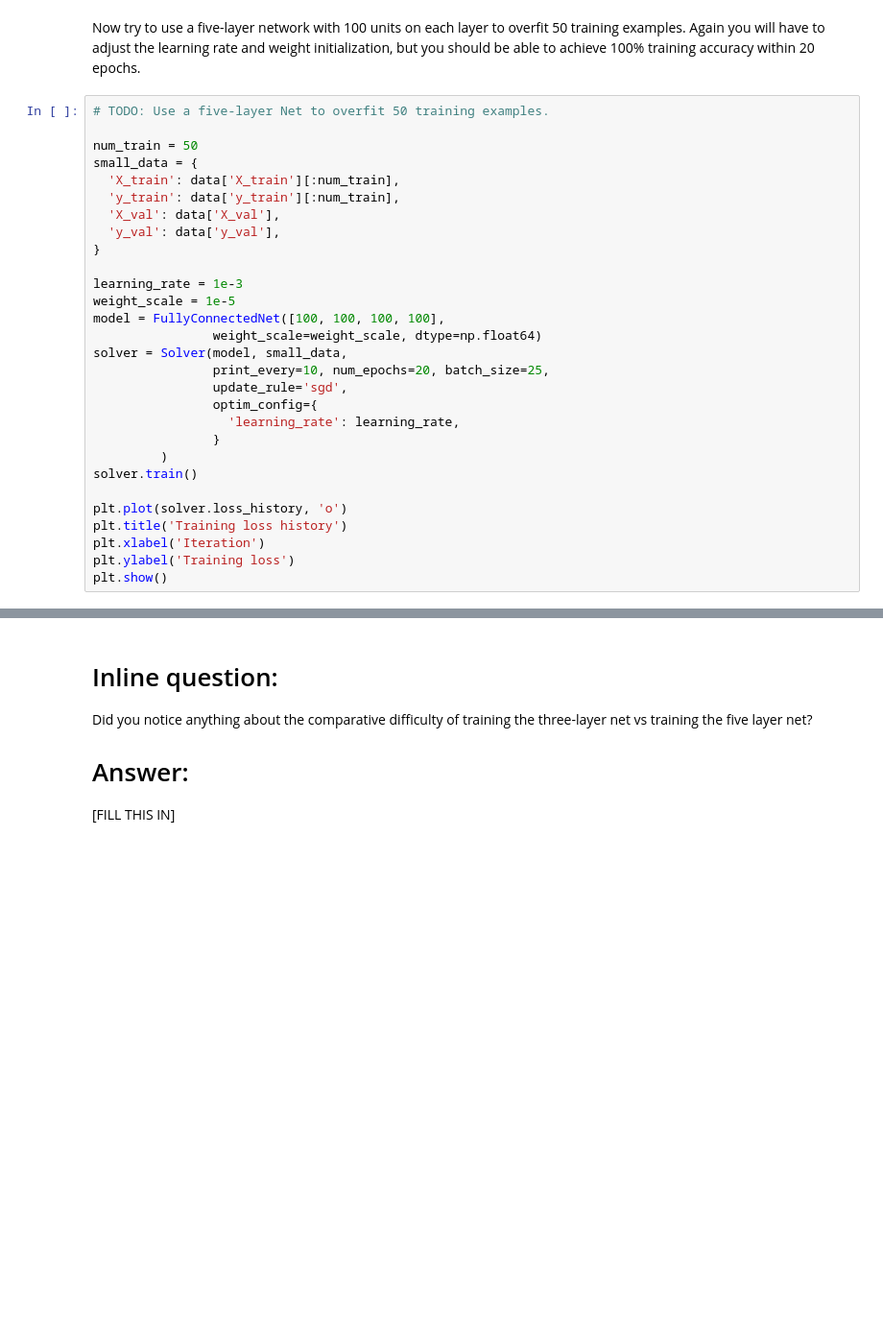
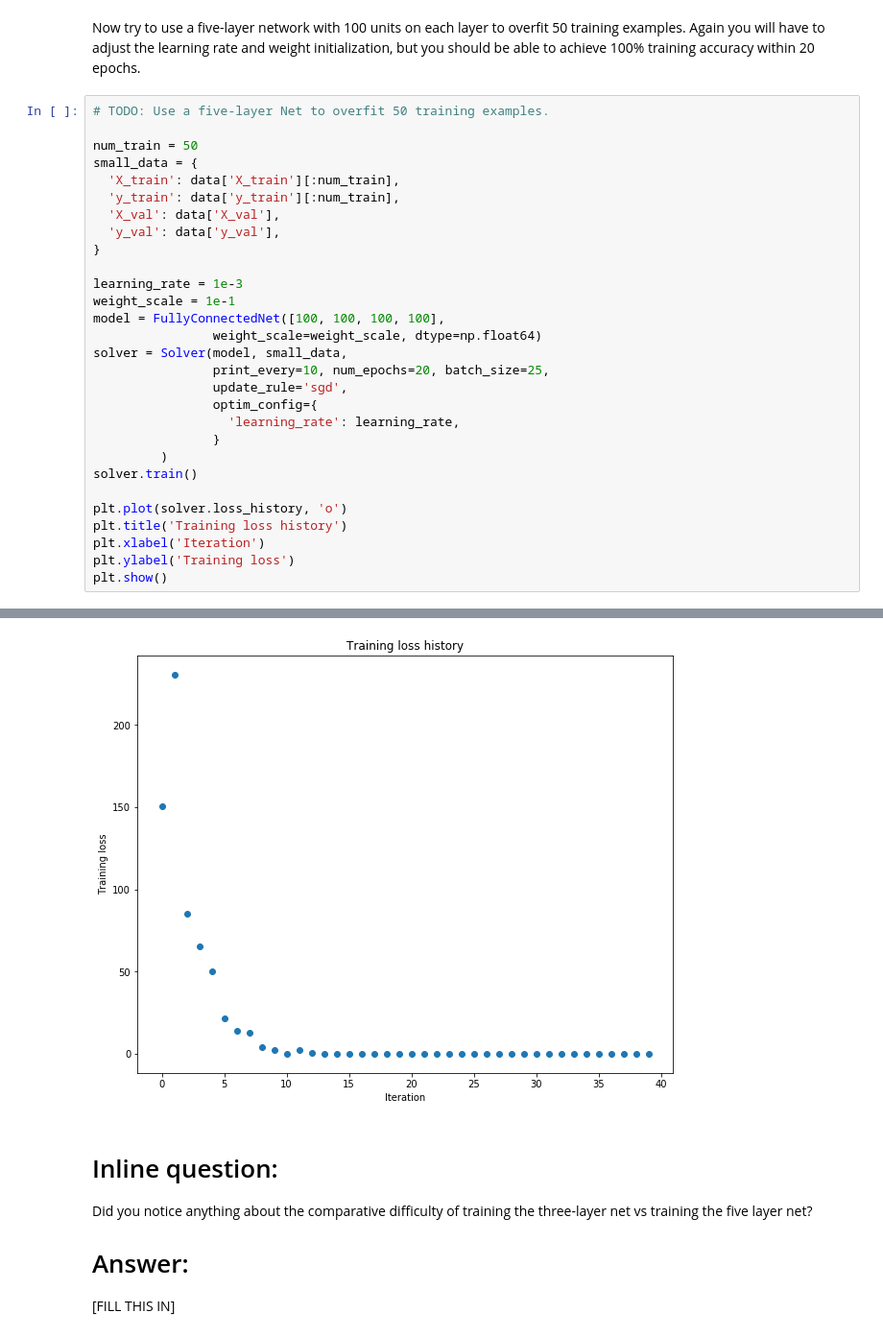
Before and after one commit to AhmadOsama4/CS231n-Convolutional-Neural-Networks, a Jupyter notebook: assignment2/FullyConnectedNets.ipynb, the cells around one changed output, grey strips where cells are left out. Shown: that part at 96% size. Saved outputs shown, nothing was run; the diff lists cells and outputs as text; blank space fills up the shorter version.

```diff
--- a/assignment2/FullyConnectedNets.ipynb
+++ b/assignment2/FullyConnectedNets.ipynb
@@ -422,7 +458,7 @@ small_data = {
 }
 
 learning_rate = 1e-3
-weight_scale = 1e-5
+weight_scale = 1e-1
 model = FullyConnectedNet([100, 100, 100, 100],
                 weight_scale=weight_scale, dtype=np.float64)
 solver = Solver(model, small_data,
@@ -439,3 +475,4 @@ plt.title('Training loss history')
 plt.xlabel('Iteration')
 plt.ylabel('Training loss')
 plt.show()
+# %% [output]
@@ -442,3 +496,4 @@ plt.show()
+[figure, added]
 # %% [markdown]
 # Inline question:
 Did you notice anything about the comparative difficulty of training the three-layer net vs training the five layer net?
```
Also changed, not shown: parts of 8 cells of this notebook, 2 other files.
